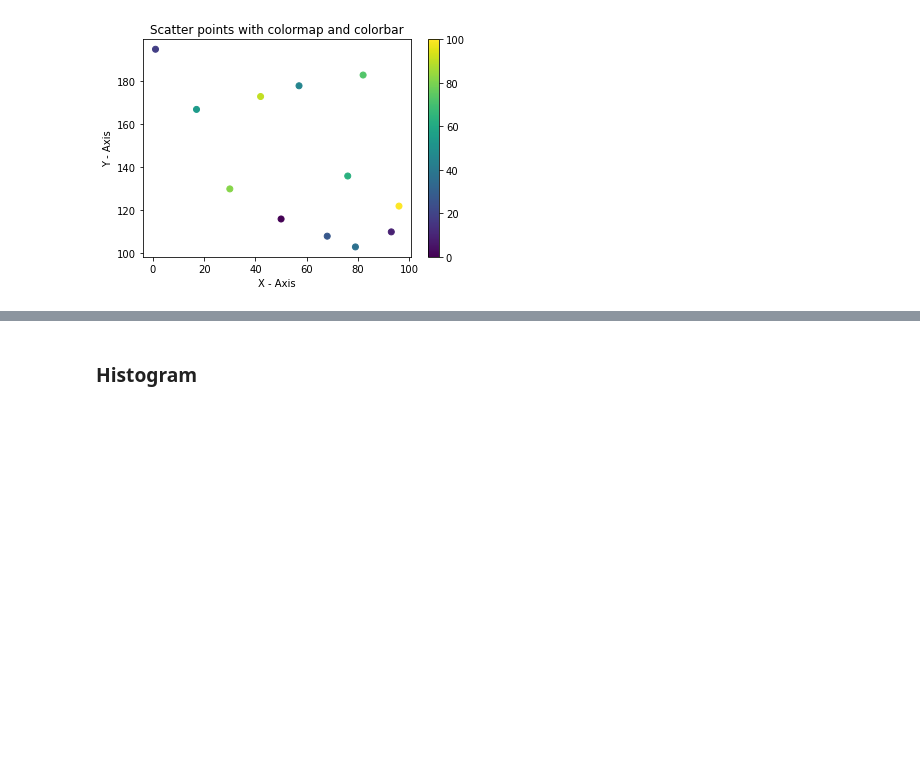
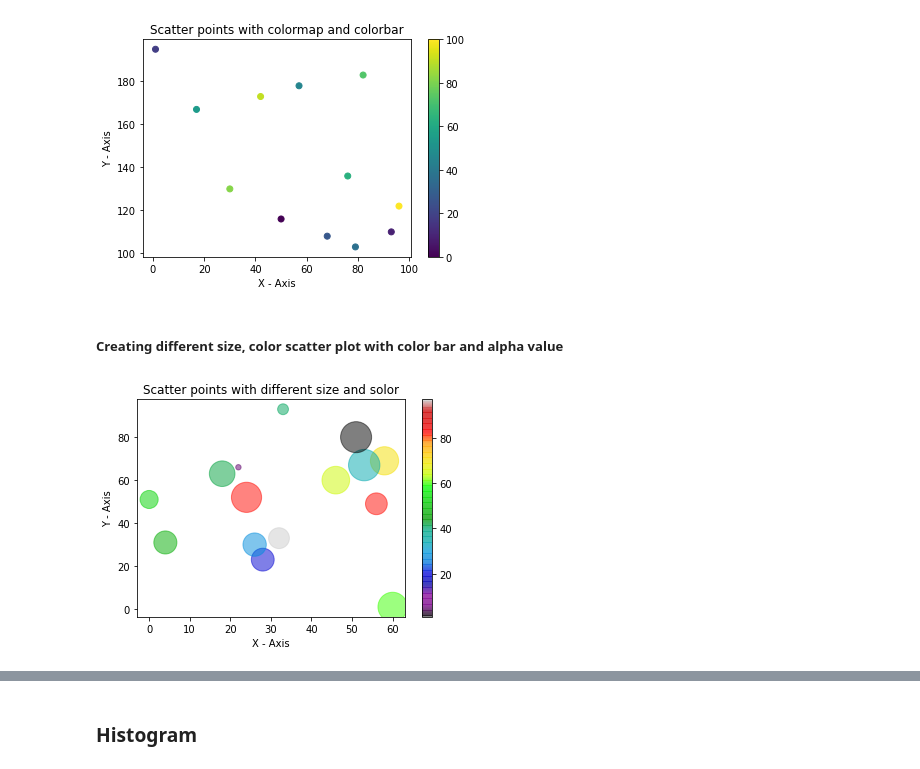
Before and after one commit to Sureshkrishh/Datascience-notes, a Jupyter notebook: 1. Python/011. Matplotlib.ipynb, the cells around one changed output, grey strips where cells are left out. Drawn from its saved outputs; the diff is of its cells as text; code cells hidden in the pictures; blank space fills up the shorter version.

```diff
--- a/1. Python/011. Matplotlib.ipynb
+++ b/1. Python/011. Matplotlib.ipynb
@@ -130,0 +128,19 @@ plt.show()
+# %% [markdown]
+##### Creating different size, color scatter plot with color bar and alpha value
+# %%
+# Alpha is used to adjust the transperency of the dots in scatter plot
+
+ssx = np.random.randint(100, size=(15))
+ssy = np.random.randint(100, size=(15))
+clr = np.random.randint(100, size=(15))
+sze = np.random.randint(1000, size=(15))
+
+plt.scatter(ssx, ssy, c=clr, s=sze, alpha=0.5,cmap='nipy_spectral')
+plt.xlabel('X - Axis')
+plt.ylabel('Y - Axis')
+plt.title('Scatter points with different size and solor')
+
+plt.colorbar()
+plt.show()
+# %% [output]
+[figure, added]
```
Also changed, not shown: parts of 9 cells of this notebook.
